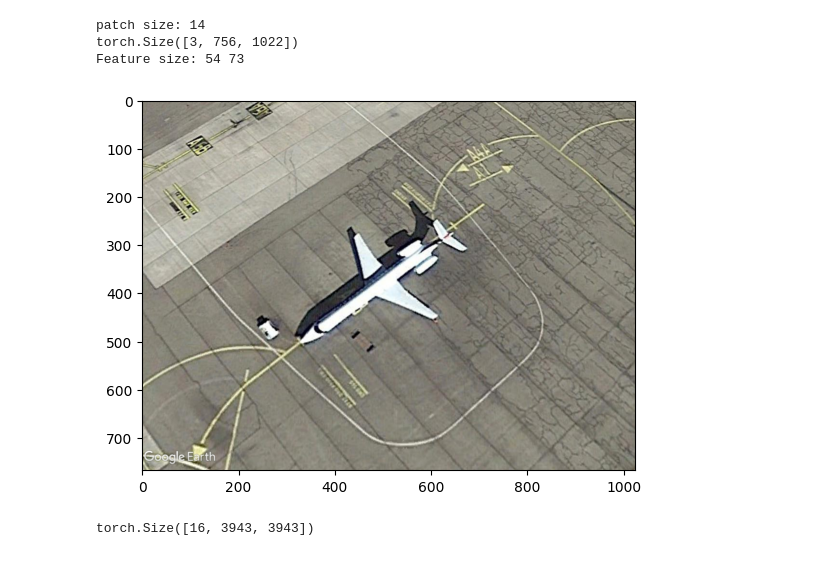
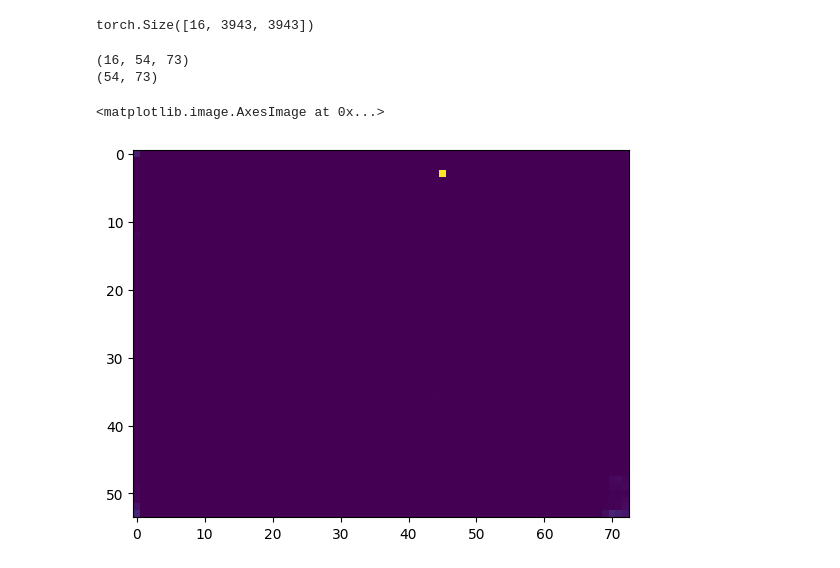
Before and after one commit to madelineloui/ovdsat, a Jupyter notebook: attention.ipynb, the cells around one changed output. Drawn from its saved outputs; the diff is of its cells as text; code cells hidden in the pictures.

```diff
--- a/attention.ipynb
+++ b/attention.ipynb
@@ -150,18 +104,13 @@ Using cache found in /home/gridsan/manderson/.cache/torch/hub/facebookresearch_d
 # Load and format image
 patch_size = model.patch_embed.patch_size[0]
 print('patch size:', patch_size)
-img = Image.open('/home/gridsan/manderson/ovdsat/data/simd/val/0201.jpg')
+img = Image.open('/home/gridsan/manderson/ovdsat/data/simd/val/4220.jpg')
 plt.imshow(img)
 x = to_tensor(img, patch_size)
 print(x.shape) #torch.Size([1, 3, 756, 1022])
 w_featmap = x.shape[-2] // patch_size
 h_featmap = x.shape[-1] // patch_size
 print('Feature size:', w_featmap, h_featmap)
-# %% [output]
-patch size: 14
-torch.Size([3, 756, 1022])
-Feature size: 54 73
-[figure, removed]
 # %%
 # Pass image and extract attention maps
 y = model(x.unsqueeze(0))
@@ -170,2 +119,15 @@ print(attn_maps.shape)
 # %% [output]
 torch.Size([16, 3943, 3943])
+# %%
+attn_try = attn_maps[:,-1,:-1].reshape(num_heads, w_featmap, h_featmap).cpu().numpy()
+print(attn_try.shape)
+attn_try_mean = np.mean(attn_try, axis=0)
+print(attn_try_mean.shape)
+# %% [output]
+(16, 54, 73)
+(54, 73)
+# %%
+plt.imshow(attn_try_mean)
+# %% [output]
+<matplotlib.image.AxesImage at 0x...>
+[figure, added]
```
Also changed, not shown: parts of 23 cells of this notebook, 1 other file.
